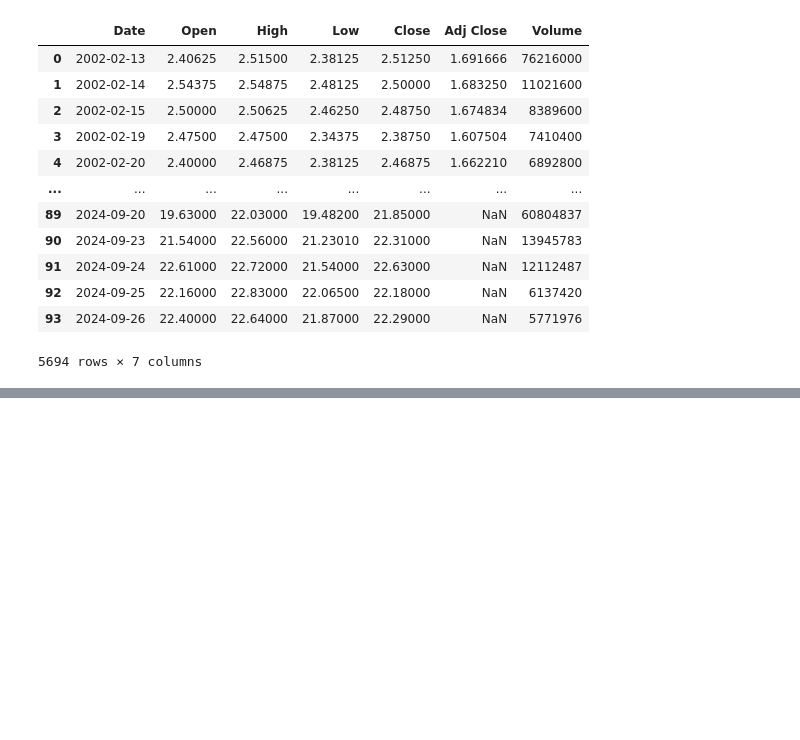
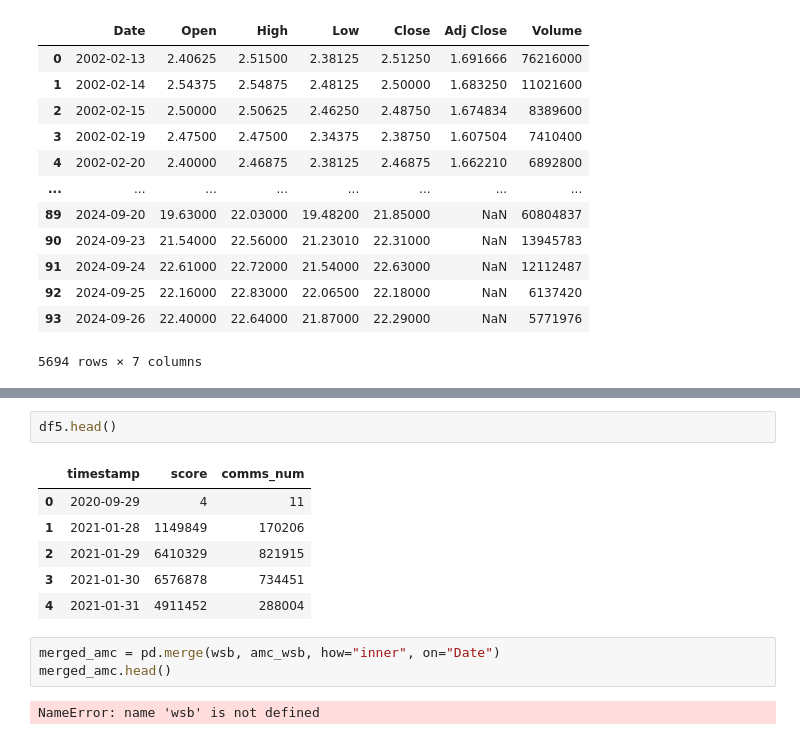
Before and after one commit to calebLSw/AI-1, a Jupyter notebook: Semester 1/Stocks/Untitled1.ipynb, the cells around one changed output, grey strips where cells are left out. Saved outputs shown, nothing was run; the diff lists cells and outputs as text; blank space fills up the shorter version.

```diff
--- a/Semester 1/Stocks/Untitled1.ipynb
+++ b/Semester 1/Stocks/Untitled1.ipynb
@@ -40,0 +165,14 @@ pd.concat([df, df2])
+# %%
+df5.head()
+# %% [output]
+|  | timestamp | score | comms_num |
+| 0 | 2020-09-29 | 4 | 11 |
+| 1 | 2021-01-28 | 1149849 | 170206 |
+| 2 | 2021-01-29 | 6410329 | 821915 |
+| 3 | 2021-01-30 | 6576878 | 734451 |
+| 4 | 2021-01-31 | 4911452 | 288004 |
+# %%
+merged_amc = pd.merge(wsb, amc_wsb, how="inner", on="Date")
+merged_amc.head()
+# %% [output]
+NameError: name 'wsb' is not defined
```
Also changed, not shown: parts of 12 cells of this notebook, 2 other files.
